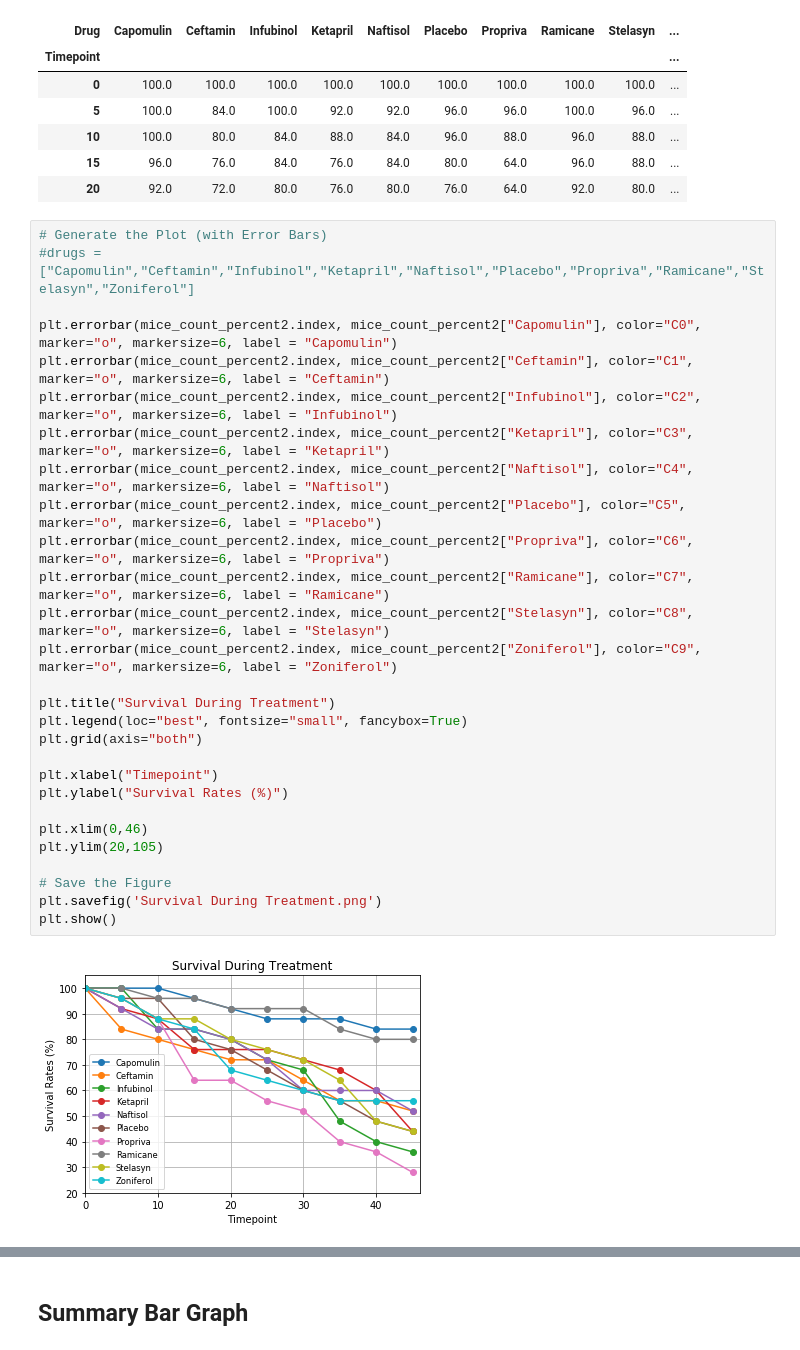
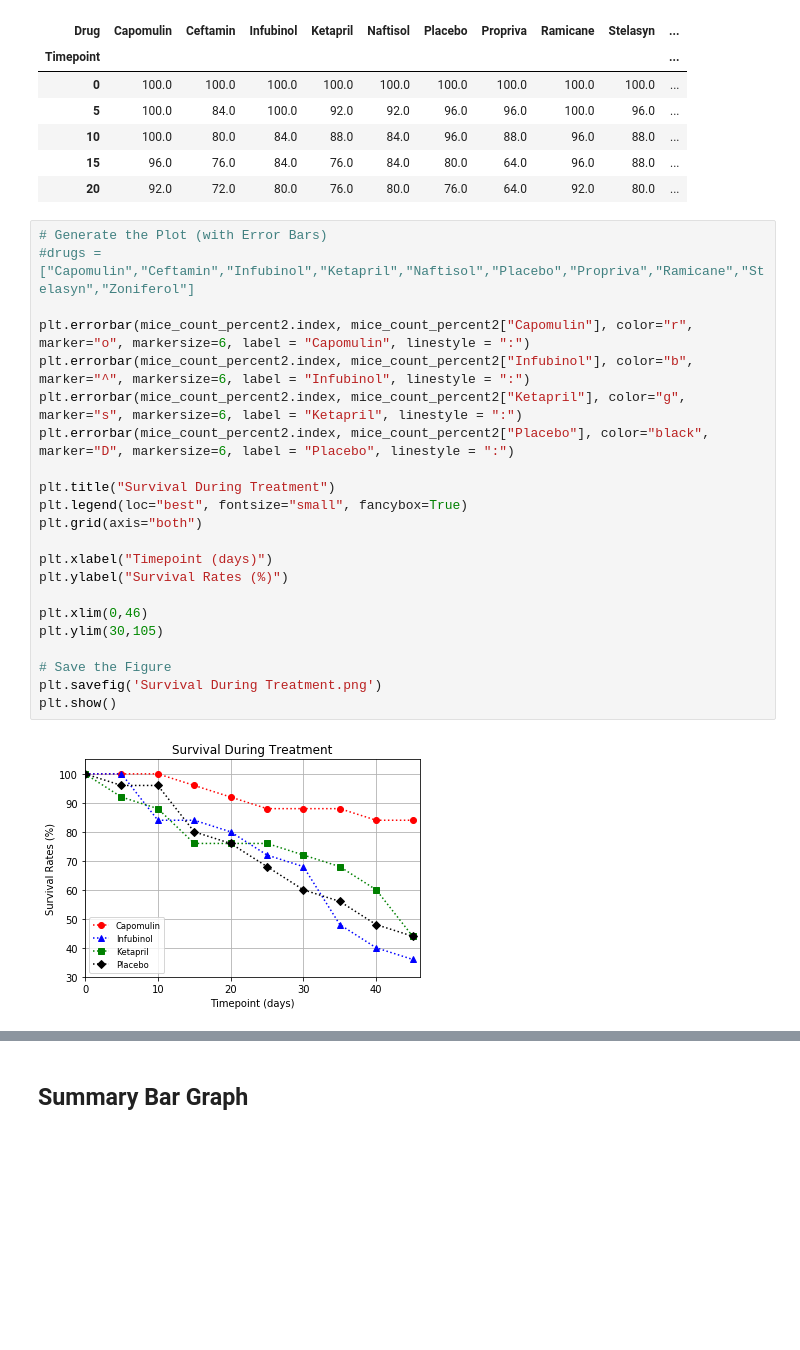
Before and after one commit to jnnhuynh-web/Matplotlib-Challenge, a Jupyter notebook: pymaceuticals_starter.ipynb, the cells around one changed output, grey strips where cells are left out. Saved outputs shown, nothing was run; the diff lists cells and outputs as text; blank space fills up the shorter version.

```diff
--- a/pymaceuticals_starter.ipynb
+++ b/pymaceuticals_starter.ipynb
@@ -251,33 +239,27 @@ mice_count_percent2.head()
 # %%
 # Generate the Plot (with Error Bars)
 #drugs = ["Capomulin","Ceftamin","Infubinol","Ketapril","Naftisol","Placebo","Propriva","Ramicane","Stelasyn","Zoniferol"]
 
-plt.errorbar(mice_count_percent2.index, mice_count_percent2["Capomulin"], color="C0", marker="o", markersize=6, label = "Capomulin")
-plt.errorbar(mice_count_percent2.index, mice_count_percent2["Ceftamin"], color="C1", marker="o", markersize=6, label = "Ceftamin")
-plt.errorbar(mice_count_percent2.index, mice_count_percent2["Infubinol"], color="C2", marker="o", markersize=6, label = "Infubinol")
-plt.errorbar(mice_count_percent2.index, mice_count_percent2["Ketapril"], color="C3", marker="o", markersize=6, label = "Ketapril")
-plt.errorbar(mice_count_percent2.index, mice_count_percent2["Naftisol"], color="C4", marker="o", markersize=6, label = "Naftisol")
-plt.errorbar(mice_count_percent2.index, mice_count_percent2["Placebo"], color="C5", marker="o", markersize=6, label = "Placebo")
-plt.errorbar(mice_count_percent2.index, mice_count_percent2["Propriva"], color="C6", marker="o", markersize=6, label = "Propriva")
-plt.errorbar(mice_count_percent2.index, mice_count_percent2["Ramicane"], color="C7", marker="o", markersize=6, label = "Ramicane")
-plt.errorbar(mice_count_percent2.index, mice_count_percent2["Stelasyn"], color="C8", marker="o", markersize=6, label = "Stelasyn")
-plt.errorbar(mice_count_percent2.index, mice_count_percent2["Zoniferol"], color="C9", marker="o", markersize=6, label = "Zoniferol")
+plt.errorbar(mice_count_percent2.index, mice_count_percent2["Capomulin"], color="r", marker="o", markersize=6, label = "Capomulin", linestyle = ":")
+plt.errorbar(mice_count_percent2.index, mice_count_percent2["Infubinol"], color="b", marker="^", markersize=6, label = "Infubinol", linestyle = ":")
+plt.errorbar(mice_count_percent2.index, mice_count_percent2["Ketapril"], color="g",  marker="s", markersize=6, label = "Ketapril", linestyle = ":")
+plt.errorbar(mice_count_percent2.index, mice_count_percent2["Placebo"], color="black", marker="D", markersize=6, label = "Placebo", linestyle = ":")
 
 plt.title("Survival During Treatment")
 plt.legend(loc="best", fontsize="small", fancybox=True)
 plt.grid(axis="both")
 
-plt.xlabel("Timepoint")
+plt.xlabel("Timepoint (days)")
 plt.ylabel("Survival Rates (%)")
 
 plt.xlim(0,46)
-plt.ylim(20,105)
+plt.ylim(30,105)
 
 # Save the Figure
 plt.savefig('Survival During Treatment.png')
 plt.show()
 # %% [output]
-[figure, old version]
+[figure, new version]
 # %% [markdown]
 ![Metastatic Spread During Treatment](../Images/survival.png)
 # %% [markdown]
```
Also changed, not shown: parts of 3 cells of this notebook, 3 other files.
